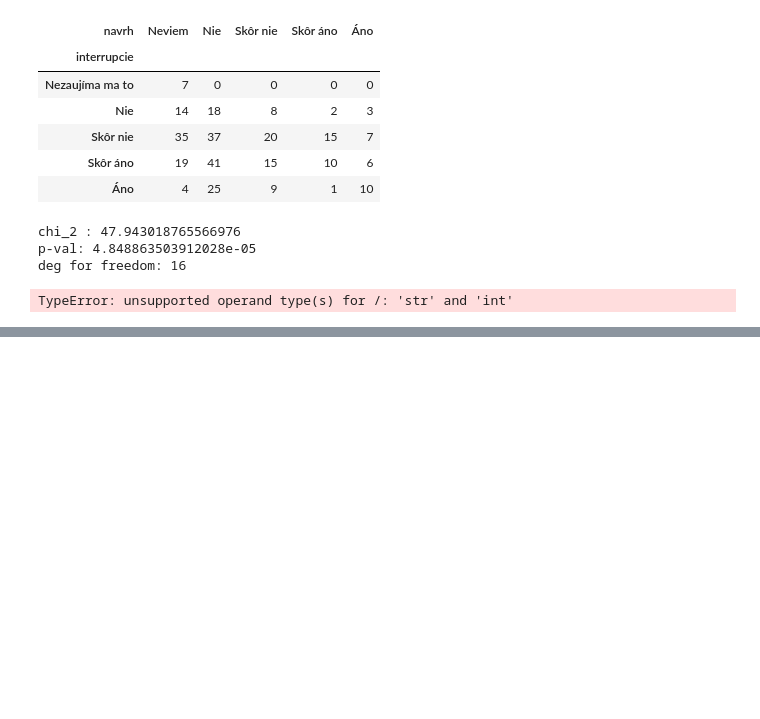
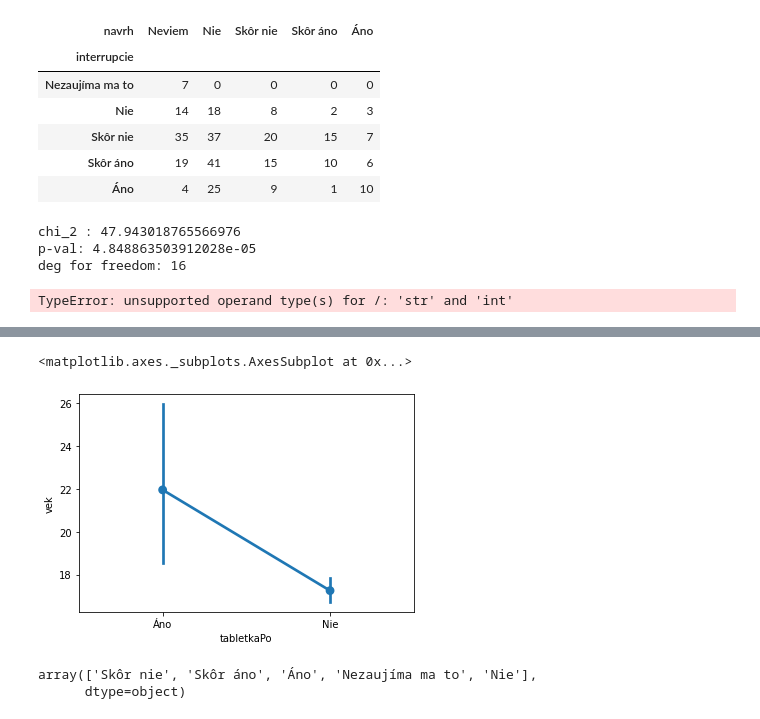
Before and after one commit to KlaraHirm/SOC, a Jupyter notebook: SOC.ipynb, the cells around one changed output, grey strips where cells are left out. Saved outputs shown, nothing was run; the diff lists cells and outputs as text; code cells hidden in the pictures; blank space fills up the shorter version.

```diff
--- a/SOC.ipynb
+++ b/SOC.ipynb
@@ -542,0 +588,10 @@ skuska.
+# %%
+sns.pointplot(x="tabletkaPo", y="vek", data=upravena)
+# %% [output]
+<matplotlib.axes._subplots.AxesSubplot at 0x...>
+[figure, added]
+# %%
+upravena.interrupcie.unique()
+# %% [output]
+array(['Skôr nie', 'Skôr áno', 'Áno', 'Nezaujíma ma to', 'Nie'],
+      dtype=object)
```
Also changed, not shown: parts of 16 cells of this notebook.
